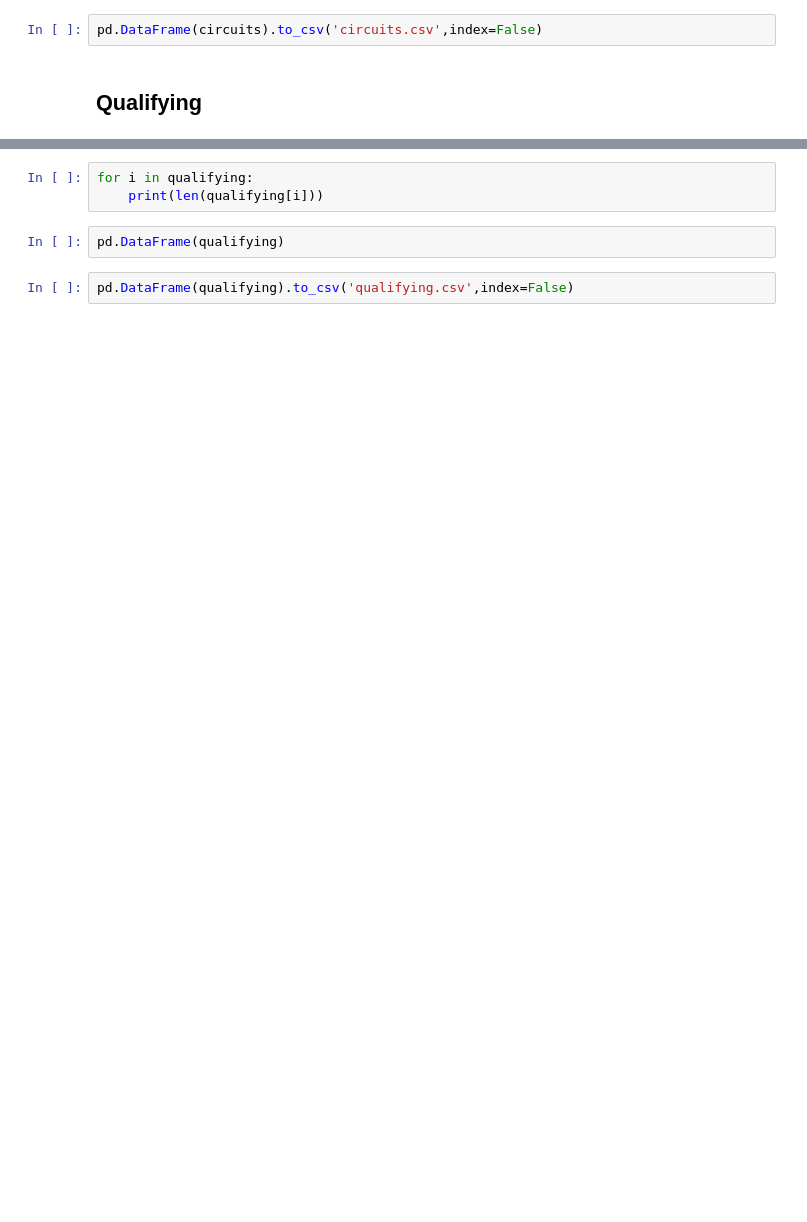
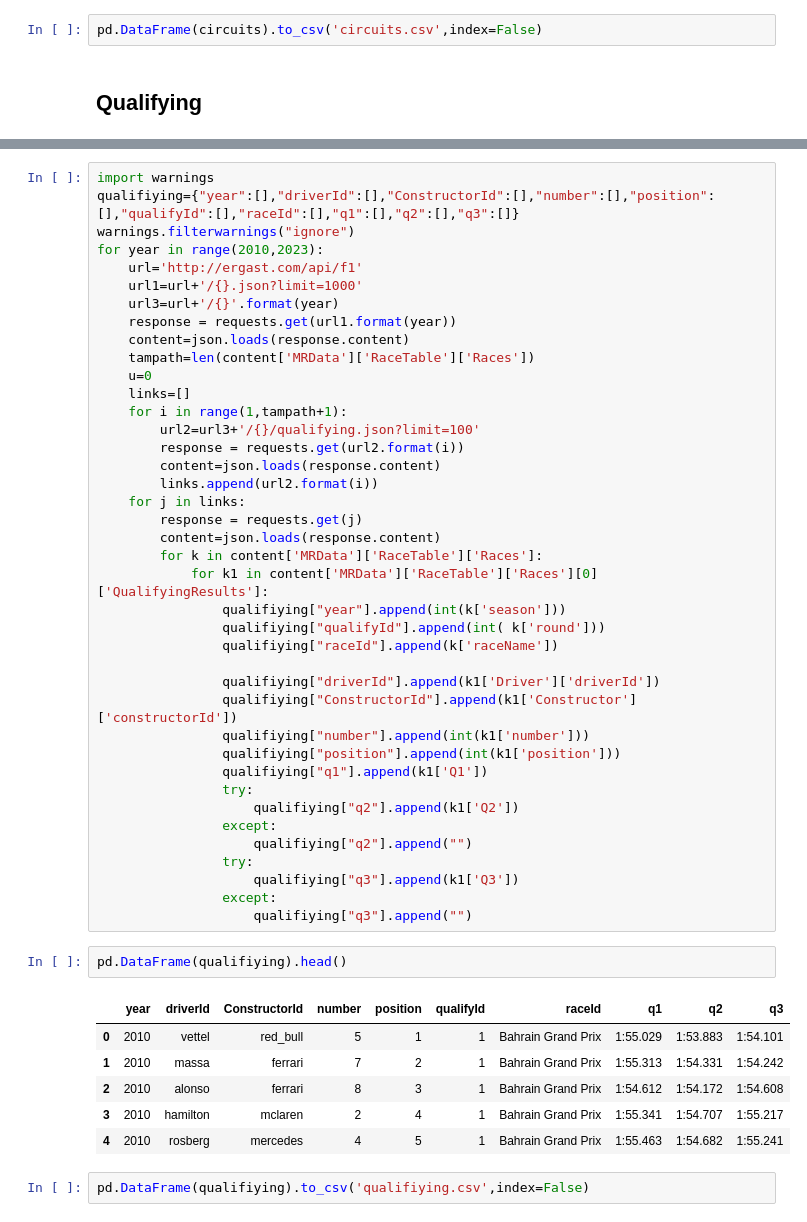
Before and after one commit to jazivegrande/formula-1-data, a Jupyter notebook: f1-analisis.ipynb, the cells around one changed output, grey strips where cells are left out. Drawn from its saved outputs; the diff is of its cells as text; blank space fills up the shorter version.

```diff
--- a/f1-analisis.ipynb
+++ b/f1-analisis.ipynb
@@ -643,7 +569,51 @@ pd.DataFrame(qualifying)
-# %%
-for i in qualifying:
-    print(len(qualifying[i]))
-# %%
-pd.DataFrame(qualifying)
-# %%
-pd.DataFrame(qualifying).to_csv('qualifying.csv',index=False)
+# %%
+import warnings
+qualifiying={"year":[],"driverId":[],"ConstructorId":[],"number":[],"position":[],"qualifyId":[],"raceId":[],"q1":[],"q2":[],"q3":[]}
+warnings.filterwarnings("ignore")
+for year in range(2010,2023):
+    url='http://ergast.com/api/f1'
+    url1=url+'/{}.json?limit=1000'
+    url3=url+'/{}'.format(year)
+    response = requests.get(url1.format(year))
+    content=json.loads(response.content)
+    tampath=len(content['MRData']['RaceTable']['Races'])
+    u=0
+    links=[]
+    for i in range(1,tampath+1):
+        url2=url3+'/{}/qualifying.json?limit=100'
+        response = requests.get(url2.format(i))
+        content=json.loads(response.content)
+        links.append(url2.format(i))
+    for j in links:
+        response = requests.get(j)
+        content=json.loads(response.content)
+        for k in content['MRData']['RaceTable']['Races']:
+            for k1 in content['MRData']['RaceTable']['Races'][0]['QualifyingResults']:
+                qualifiying["year"].append(int(k['season']))
+                qualifiying["qualifyId"].append(int( k['round']))
+                qualifiying["raceId"].append(k['raceName'])
+
+                qualifiying["driverId"].append(k1['Driver']['driverId'])
+                qualifiying["ConstructorId"].append(k1['Constructor']['constructorId'])
+                qualifiying["number"].append(int(k1['number']))
+                qualifiying["position"].append(int(k1['position']))
+                qualifiying["q1"].append(k1['Q1'])
+                try:
+                    qualifiying["q2"].append(k1['Q2'])
+                except:
+                    qualifiying["q2"].append("")
+                try:
+                    qualifiying["q3"].append(k1['Q3'])
+                except:
+                    qualifiying["q3"].append("")
+# %%
+pd.DataFrame(qualifiying).head()
+# %% [output]
+|  | year | driverId | ConstructorId | number | position | qualifyId | raceId | q1 | q2 | q3 |
+| 0 | 2010 | vettel | red_bull | 5 | 1 | 1 | Bahrain Grand Prix | 1:55.029 | 1:53.883 | 1:54.101 |
+| 1 | 2010 | massa | ferrari | 7 | 2 | 1 | Bahrain Grand Prix | 1:55.313 | 1:54.331 | 1:54.242 |
+| 2 | 2010 | alonso | ferrari | 8 | 3 | 1 | Bahrain Grand Prix | 1:54.612 | 1:54.172 | 1:54.608 |
+| 3 | 2010 | hamilton | mclaren | 2 | 4 | 1 | Bahrain Grand Prix | 1:55.341 | 1:54.707 | 1:55.217 |
+| 4 | 2010 | rosberg | mercedes | 4 | 5 | 1 | Bahrain Grand Prix | 1:55.463 | 1:54.682 | 1:55.241 |
+# %%
+pd.DataFrame(qualifiying).to_csv('qualifiying.csv',index=False)
```
Also changed, not shown: parts of 8 cells of this notebook.
